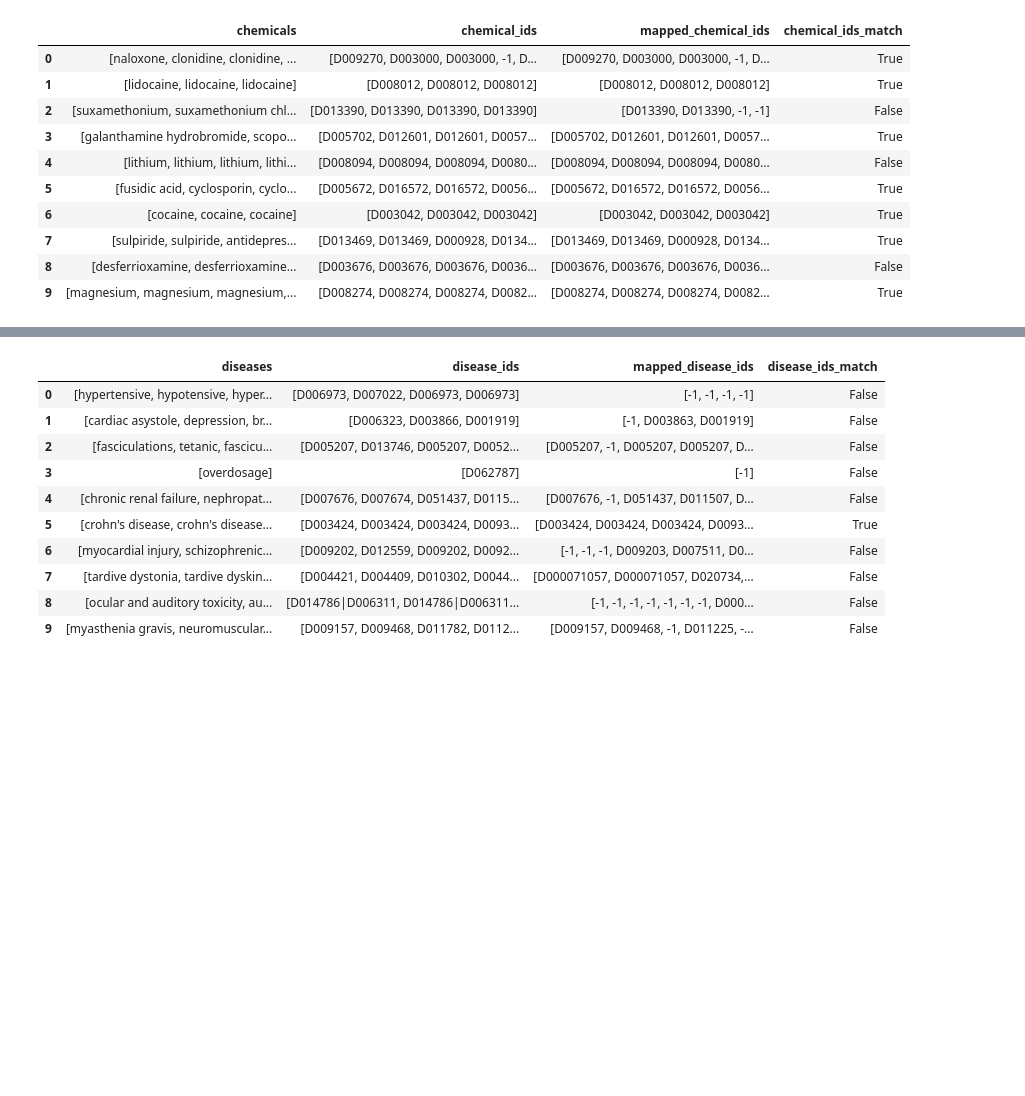
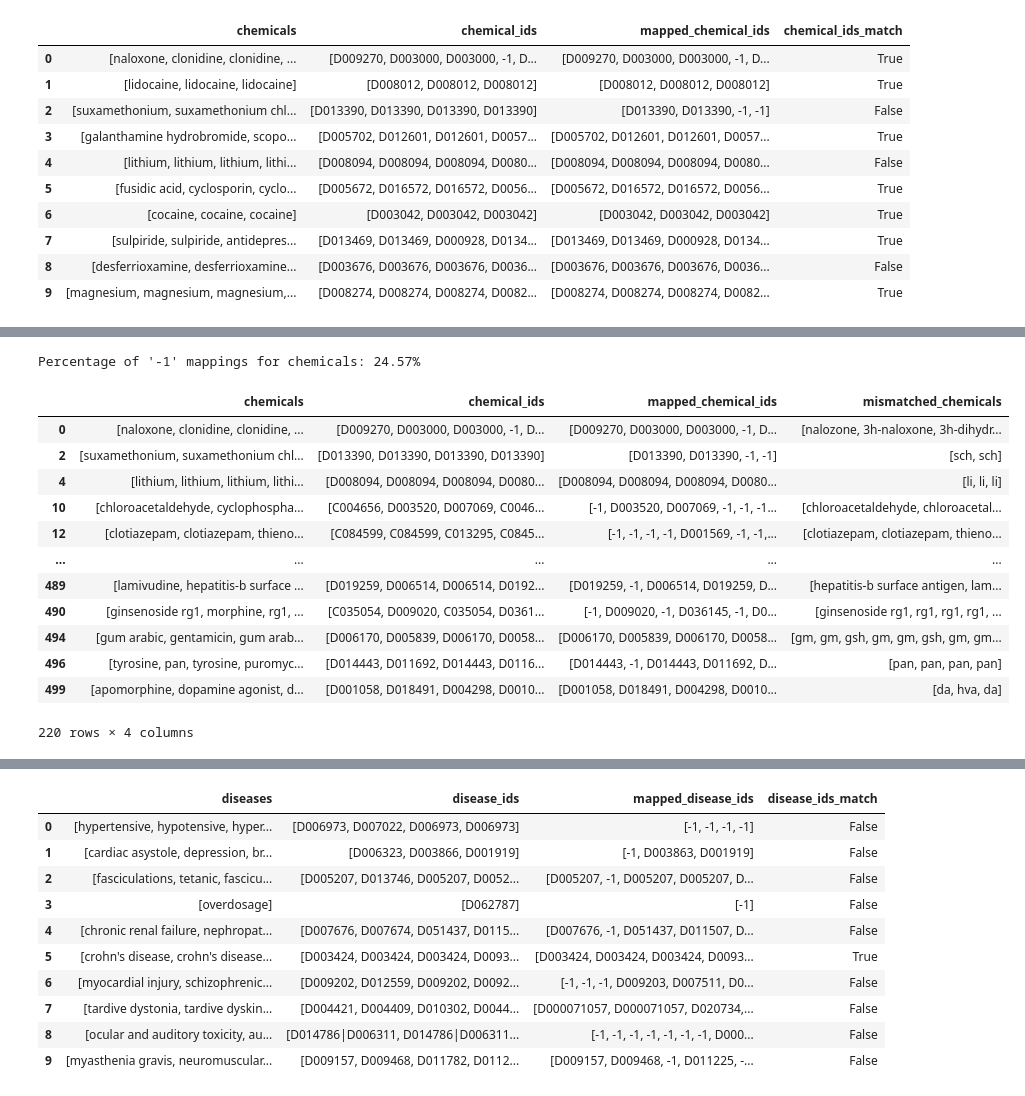
Before and after one commit to NomitaChandra/ChemiMap, a Jupyter notebook: analysis/mesh_id_parsing.ipynb, the cells around one changed output, grey strips where cells are left out. Cells and saved outputs as stored; diff of their text form; code cells hidden in the pictures; blank space fills up the shorter version.

```diff
--- a/analysis/mesh_id_parsing.ipynb
+++ b/analysis/mesh_id_parsing.ipynb
@@ -346,0 +458,48 @@ df_train[['chemicals', 'chemical_ids', 'mapped_chemical_ids', 'chemical_ids_matc
+# %%
+def calculate_unmatched_percentage(mapped_ids_column):
+    # Flatten the list of lists for easier counting
+    flat_mapped_ids = [item for sublist in mapped_ids_column for item in sublist]
+
+    # Total number of IDs
+    total_count = len(flat_mapped_ids)
+
+    # Count how many are '-1'
+    unmatched_count = flat_mapped_ids.count('-1')
+
+    # Calculate the percentage
+    if total_count == 0:
+        return 0  # Prevent division by zero
+    return (unmatched_count / total_count) * 100
+
+# Calculate the percentage of '-1' mappings for chemicals
+chemical_unmatched_percentage = calculate_unmatched_percentage(df_train['mapped_chemical_ids'])
+
+print(f"Percentage of '-1' mappings for chemicals: {chemical_unmatched_percentage:.2f}%")
+# %% [output]
+Percentage of '-1' mappings for chemicals: 24.57%
+# %%
+def get_mismatched_chemicals(row):
+    mismatches = []
+    for chemical, mapped_id in zip(row['chemicals'], row['mapped_chemical_ids']):
+        if mapped_id == '-1':
+            mismatches.append(chemical)
+    return mismatches
+
+df_train['mismatched_chemicals'] = df_train.apply(get_mismatched_chemicals, axis=1)
+
+mismatch_individual_chemicals = df_train[df_train['mismatched_chemicals'].apply(lambda x: len(x) > 0)]
+mismatch_individual_chemicals[['chemicals', 'chemical_ids', 'mapped_chemical_ids', 'mismatched_chemicals']]
+# %% [output]
+|  | chemicals | chemical_ids | mapped_chemical_ids | mismatched_chemicals |
+| 0 | [naloxone, clonidine, clonidine, ... | [D009270, D003000, D003000, -1, D... | [D009270, D003000, D003000, -1, D... | [nalozone, 3h-naloxone, 3h-dihydr... |
+| 2 | [suxamethonium, suxamethonium chl... | [D013390, D013390, D013390, D013390] | [D013390, D013390, -1, -1] | [sch, sch] |
+| 4 | [lithium, lithium, lithium, lithi... | [D008094, D008094, D008094, D0080... | [D008094, D008094, D008094, D0080... | [li, li, li] |
+| 10 | [chloroacetaldehyde, cyclophospha... | [C004656, D003520, D007069, C0046... | [-1, D003520, D007069, -1, -1, -1... | [chloroacetaldehyde, chloroacetal... |
+| 12 | [clotiazepam, clotiazepam, thieno... | [C084599, C084599, C013295, C0845... | [-1, -1, -1, -1, D001569, -1, -1,... | [clotiazepam, clotiazepam, thieno... |
+| ... | ... | ... | ... | ... |
+| 489 | [lamivudine, hepatitis-b surface ... | [D019259, D006514, D006514, D0192... | [D019259, -1, D006514, D019259, D... | [hepatitis-b surface antigen, lam... |
+| 490 | [ginsenoside rg1, morphine, rg1, ... | [C035054, D009020, C035054, D0361... | [-1, D009020, -1, D036145, -1, D0... | [ginsenoside rg1, rg1, rg1, rg1, ... |
+| 494 | [gum arabic, gentamicin, gum arab... | [D006170, D005839, D006170, D0058... | [D006170, D005839, D006170, D0058... | [gm, gm, gsh, gm, gm, gsh, gm, gm... |
+| 496 | [tyrosine, pan, tyrosine, puromyc... | [D014443, D011692, D014443, D0116... | [D014443, -1, D014443, D011692, D... | [pan, pan, pan, pan] |
+| 499 | [apomorphine, dopamine agonist, d... | [D001058, D018491, D004298, D0010... | [D001058, D018491, D004298, D0010... | [da, hva, da] |
+220 rows × 4 columns
```
Also changed, not shown: parts of 30 cells of this notebook, 2 other files.
